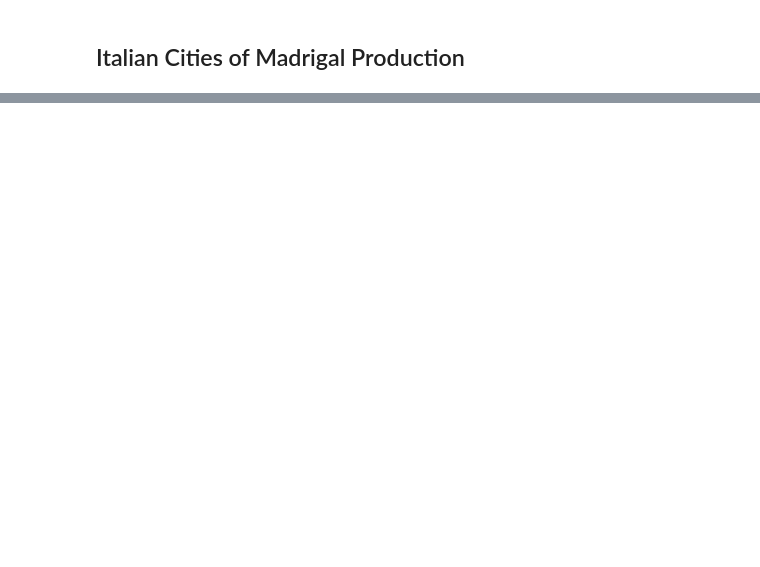
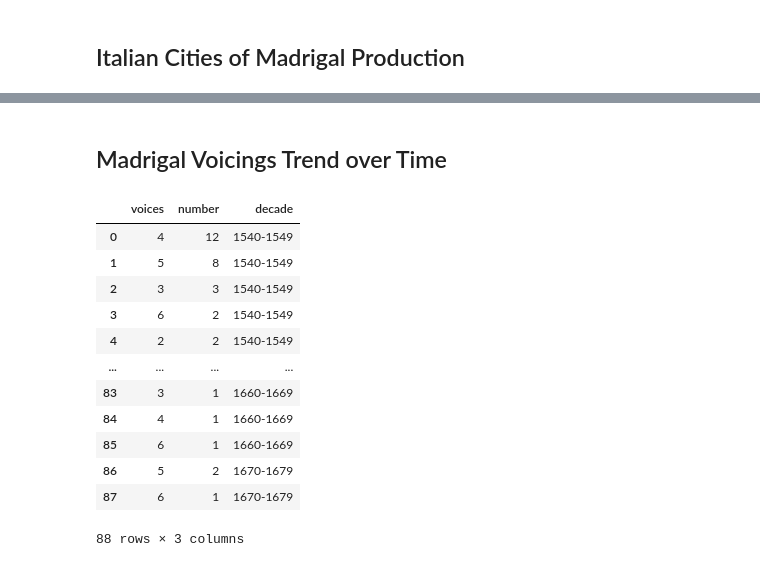
Before and after one commit to Madrigalis/Madrigalis.github.io, a Jupyter notebook: Cleaned.ipynb, the cells around one changed output, grey strips where cells are left out. Drawn from its saved outputs; the diff is of its cells as text; code cells hidden in the pictures; blank space fills up the shorter version.

```diff
--- a/Cleaned.ipynb
+++ b/Cleaned.ipynb
@@ -674,4 +547,0 @@ lon = []
-# %%
-x = pop['Ita Coordinates'].str.replace('Point\(', '')
-x = x.str.replace('\)', '')
-ll = x.str.split(' ')
@@ -836,0 +608,70 @@ viz10
+# %% [markdown]
+## Madrigal Voicings Trend over Time
+# %%
+
+voices = data[['Publication_date_(standardised)', 'Voices']]
+voices = voices.sort_values(by=['Publication_date_(standardised)'])
+
+# convert publication date column from str to int
+voices['Publication_date_(standardised)'] = voices['Publication_date_(standardised)'].astype(int)
+voices['Publication_date_(standardised)'] = pd.to_numeric(voices['Publication_date_(standardised)'])
+# %%
+# create df for visualization
+df11 = pd.DataFrame()
+
+# ordered decades starting years for iteration over entire timespan
+dsy = ['1530', '1540', '1550', '1560', '1570', '1580', '1590',
+       '1600', '1610', '1620', '1630', '1640', '1650', '1660', '1670']
+# ordered labels for decades that will be associated to count of publications with specific voicing
+labels = ['1530-1539', '1540-1549', '1550-1559', '1560-1569', '1570-1579',
+          '1580-1589', '1590-1599', '1600-1609', '1610-1619', '1620-1629',
+          '1630-1639', '1640-1649', '1650-1659', '1660-1669', '1670-1679']
+
+# algo to populate df with data analysed and filtered
+for d in dsy:
+    i = dsy.index(d)
+    x = int(d)
+    y = int(d)+10
+    filt = (voices['Publication_date_(standardised)'] >= x) & (voices['Publication_date_(standardised)'] < y)
+    a = voices[filt]['Voices']
+    b = []
+    for l in a:
+        c = str(l).split('; ')
+        for v in c:
+            if v != 'nan':
+                b.append(v)
+    # provisional df to save new values
+    prov = pd.DataFrame(b, columns=['voices'])
+    prov = pd.DataFrame(prov['voices'].value_counts().reset_index().values, columns=["voices", "number"])
+
+    # gives number of rows
+    count_row = prov.shape[0]
+    # associate corresponding value of decade to data analysed
+    prov.at[:, ['decade']] = labels[i]
+
+    if d == '1530':
+        # instantiate columns of df for visualization and start to populate it
+        df11 = pd.DataFrame(prov, columns=["voices", "number", "decade"])
+
+    else:
+        # append new data to existing df for visualization
+        df11 = df11.append(prov, ignore_index = True)
+
+# sort values of df in order to have correct line plot visualization
+df11.sort_values(by=['voices'])
+
+df11
+# %% [output]
+|  | voices | number | decade |
+| 0 | 4 | 12 | 1540-1549 |
+| 1 | 5 | 8 | 1540-1549 |
+| 2 | 3 | 3 | 1540-1549 |
+| 3 | 6 | 2 | 1540-1549 |
+| 4 | 2 | 2 | 1540-1549 |
+| ... | ... | ... | ... |
+| 83 | 3 | 1 | 1660-1669 |
+| 84 | 4 | 1 | 1660-1669 |
+| 85 | 6 | 1 | 1660-1669 |
+| 86 | 5 | 2 | 1670-1679 |
+| 87 | 6 | 1 | 1670-1679 |
+88 rows × 3 columns
```
Also changed, not shown: parts of 61 cells of this notebook.
